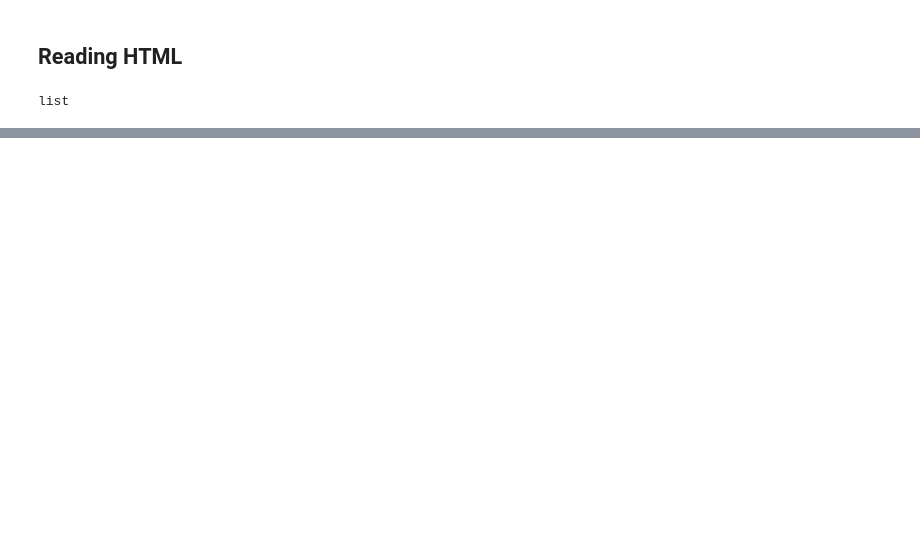
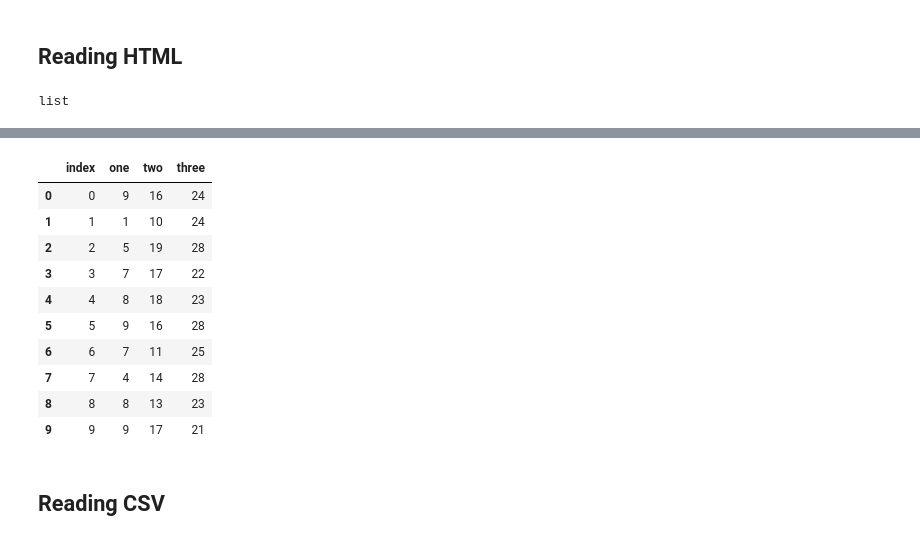
Before and after one commit to ArchKudo/pyad, a Jupyter notebook: notes/data/007_Working with data using Pandas.ipynb, the cells around one changed output, grey strips where cells are left out. Cells and saved outputs as stored; diff of their text form; code cells hidden in the pictures; blank space fills up the shorter version.

```diff
--- a/notes/data/002_Pandas/003_Working with data.ipynb
+++ b/notes/data/007_Working with data using Pandas.ipynb
@@ -87,0 +90,2 @@ css_df.to_excel('CSS Selectors.xlsx', sheet_name='Sheet1')
+# %%
+engine = sqlalchemy.create_engine('sqlite:///:memory')
@@ -87,0 +112,18 @@ css_df.to_excel('CSS Selectors.xlsx', sheet_name='Sheet1')
+# %%
+sqldf = pd.read_sql('table', con=engine)
+# %%
+sqldf
+# %% [output]
+|  | index | one | two | three |
+| 0 | 0 | 9 | 16 | 24 |
+| 1 | 1 | 1 | 10 | 24 |
+| 2 | 2 | 5 | 19 | 28 |
+| 3 | 3 | 7 | 17 | 22 |
+| 4 | 4 | 8 | 18 | 23 |
+| 5 | 5 | 9 | 16 | 28 |
+| 6 | 6 | 7 | 11 | 25 |
+| 7 | 7 | 4 | 14 | 28 |
+| 8 | 8 | 8 | 13 | 23 |
+| 9 | 9 | 9 | 17 | 21 |
+# %% [markdown]
+## Reading CSV
```
Also changed, not shown: parts of 14 cells of this notebook, 11 other files.
